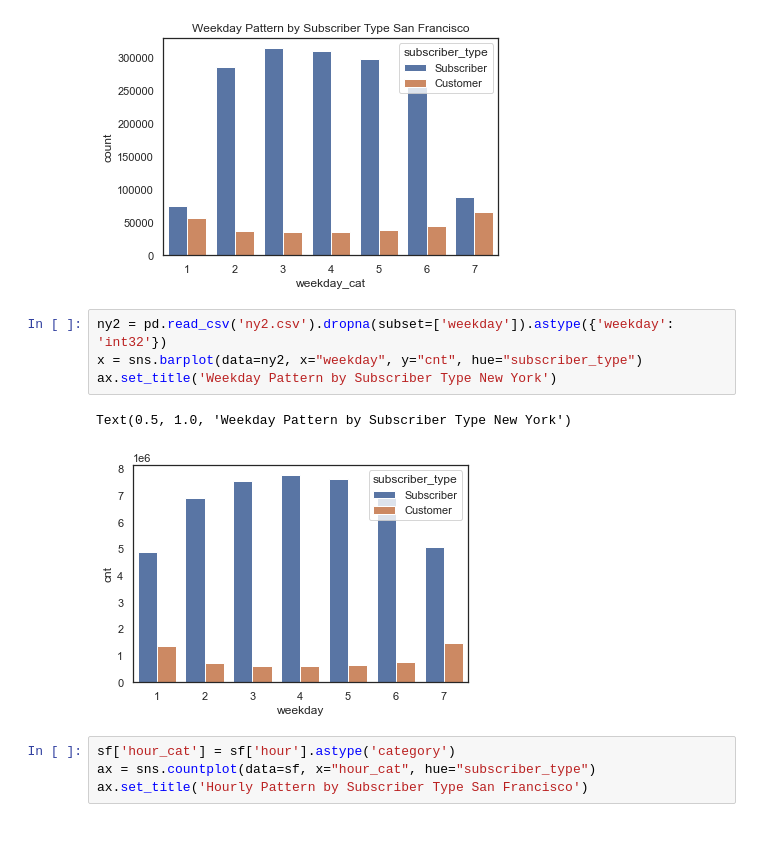
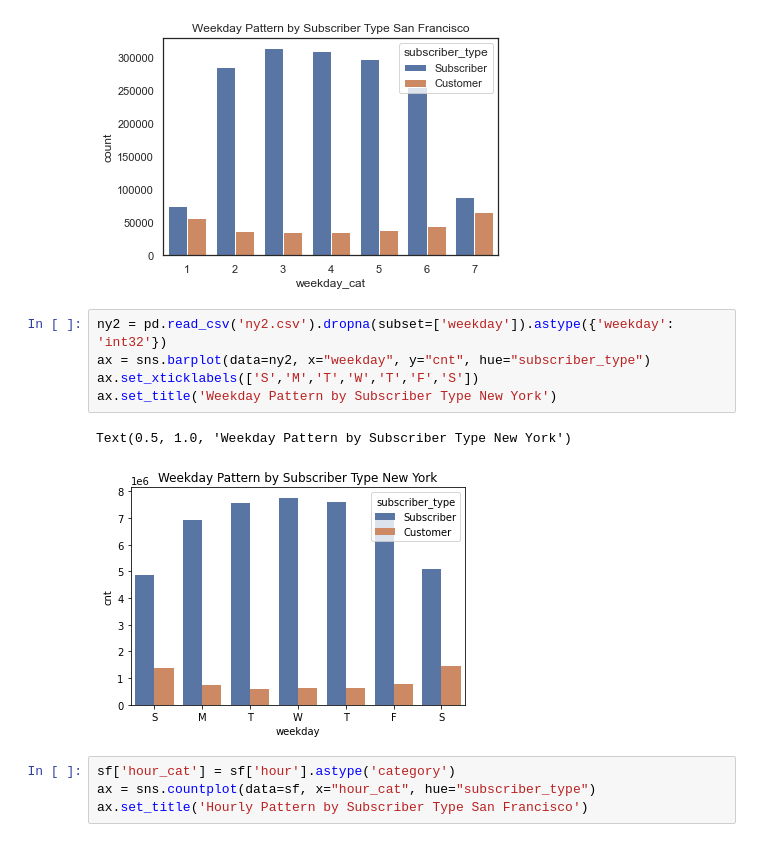
Before and after one commit to amanda8412383/bike_share, a Jupyter notebook: task 2.ipynb, the cells around one changed output. Drawn from its saved outputs; the diff is of its cells as text.

```diff
--- a/task 2.ipynb
+++ b/task 2.ipynb
@@ -118,11 +123,12 @@ Text(0.5, 1.0, 'Weekday Pattern by Subscriber Type San Francisco')
 [figure]
 # %%
 ny2 = pd.read_csv('ny2.csv').dropna(subset=['weekday']).astype({'weekday': 'int32'})
-x = sns.barplot(data=ny2, x="weekday", y="cnt", hue="subscriber_type")
+ax = sns.barplot(data=ny2, x="weekday", y="cnt", hue="subscriber_type")
+ax.set_xticklabels(['S','M','T','W','T','F','S'])
 ax.set_title('Weekday Pattern by Subscriber Type New York')
 # %% [output]
 Text(0.5, 1.0, 'Weekday Pattern by Subscriber Type New York')
-[figure, old version]
+[figure, new version]
 # %%
 sf['hour_cat'] = sf['hour'].astype('category')
 ax = sns.countplot(data=sf, x="hour_cat", hue="subscriber_type")
```
Also changed, not shown: parts of 4 cells of this notebook, 1 other file.
